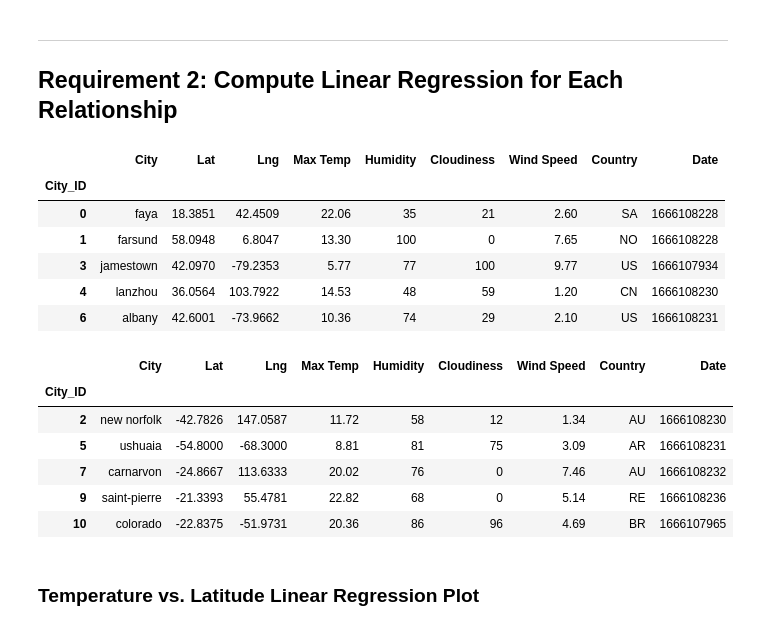
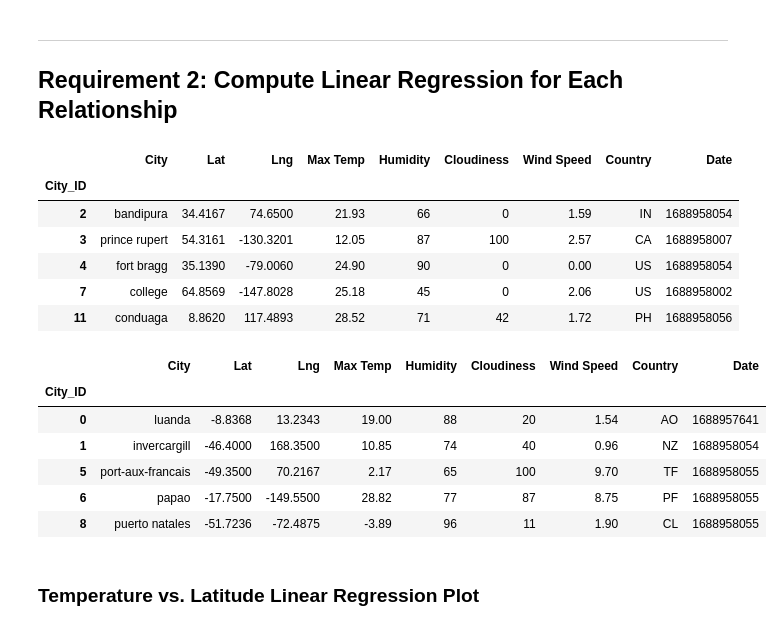
Before and after one commit to mattcalvrt/World_Weather_Analysis, a Jupyter notebook: WeatherPy/WeatherPy.ipynb, the cells around one changed output. Cells and saved outputs as stored; diff of their text form; code cells hidden in the pictures.

```diff
--- a/WeatherPy/WeatherPy.ipynb
+++ b/WeatherPy/WeatherPy.ipynb
@@ -261,30 +294,31 @@ plt.show()
 # %%
 # Create a DataFrame with the Northern Hemisphere data (Latitude >= 0)
 # YOUR CODE HERE
+northern_hemi_df = city_data_df.loc[city_data_df['Lat']>=0]
 
 # Display sample data
 northern_hemi_df.head()
 # %% [output]
 |  | City | Lat | Lng | Max Temp | Humidity | Cloudiness | Wind Speed | Country | Date |
 | City_ID |  |  |  |  |  |  |  |  |  |
-| 0 | faya | 18.3851 | 42.4509 | 22.06 | 35 | 21 | 2.60 | SA | 1666108228 |
-| 1 | farsund | 58.0948 | 6.8047 | 13.30 | 100 | 0 | 7.65 | NO | 1666108228 |
-| 3 | jamestown | 42.0970 | -79.2353 | 5.77 | 77 | 100 | 9.77 | US | 1666107934 |
-| 4 | lanzhou | 36.0564 | 103.7922 | 14.53 | 48 | 59 | 1.20 | CN | 1666108230 |
-| 6 | albany | 42.6001 | -73.9662 | 10.36 | 74 | 29 | 2.10 | US | 1666108231 |
+| 2 | bandipura | 34.4167 | 74.6500 | 21.93 | 66 | 0 | 1.59 | IN | 1688958054 |
+| 3 | prince rupert | 54.3161 | -130.3201 | 12.05 | 87 | 100 | 2.57 | CA | 1688958007 |
+| 4 | fort bragg | 35.1390 | -79.0060 | 24.90 | 90 | 0 | 0.00 | US | 1688958054 |
+| 7 | college | 64.8569 | -147.8028 | 25.18 | 45 | 0 | 2.06 | US | 1688958002 |
+| 11 | conduaga | 8.8620 | 117.4893 | 28.52 | 71 | 42 | 1.72 | PH | 1688958056 |
 # %%
 # Create a DataFrame with the Southern Hemisphere data (Latitude < 0)
-# YOUR CODE HERE
+southern_hemi_df = city_data_df.loc[city_data_df['Lat']<0]
 
 # Display sample data
 southern_hemi_df.head()
 # %% [output]
 |  | City | Lat | Lng | Max Temp | Humidity | Cloudiness | Wind Speed | Country | Date |
 | City_ID |  |  |  |  |  |  |  |  |  |
-| 2 | new norfolk | -42.7826 | 147.0587 | 11.72 | 58 | 12 | 1.34 | AU | 1666108230 |
-| 5 | ushuaia | -54.8000 | -68.3000 | 8.81 | 81 | 75 | 3.09 | AR | 1666108231 |
-| 7 | carnarvon | -24.8667 | 113.6333 | 20.02 | 76 | 0 | 7.46 | AU | 1666108232 |
-| 9 | saint-pierre | -21.3393 | 55.4781 | 22.82 | 68 | 0 | 5.14 | RE | 1666108236 |
-| 10 | colorado | -22.8375 | -51.9731 | 20.36 | 86 | 96 | 4.69 | BR | 1666107965 |
+| 0 | luanda | -8.8368 | 13.2343 | 19.00 | 88 | 20 | 1.54 | AO | 1688957641 |
+| 1 | invercargill | -46.4000 | 168.3500 | 10.85 | 74 | 40 | 0.96 | NZ | 1688958054 |
+| 5 | port-aux-francais | -49.3500 | 70.2167 | 2.17 | 65 | 100 | 9.70 | TF | 1688958055 |
+| 6 | papao | -17.7500 | -149.5500 | 28.82 | 77 | 87 | 8.75 | PF | 1688958055 |
+| 8 | puerto natales | -51.7236 | -72.4875 | -3.89 | 96 | 11 | 1.90 | CL | 1688958055 |
 # %% [markdown]
 ###  Temperature vs. Latitude Linear Regression Plot
```
Also changed, not shown: parts of 35 cells of this notebook, 5 other files.
